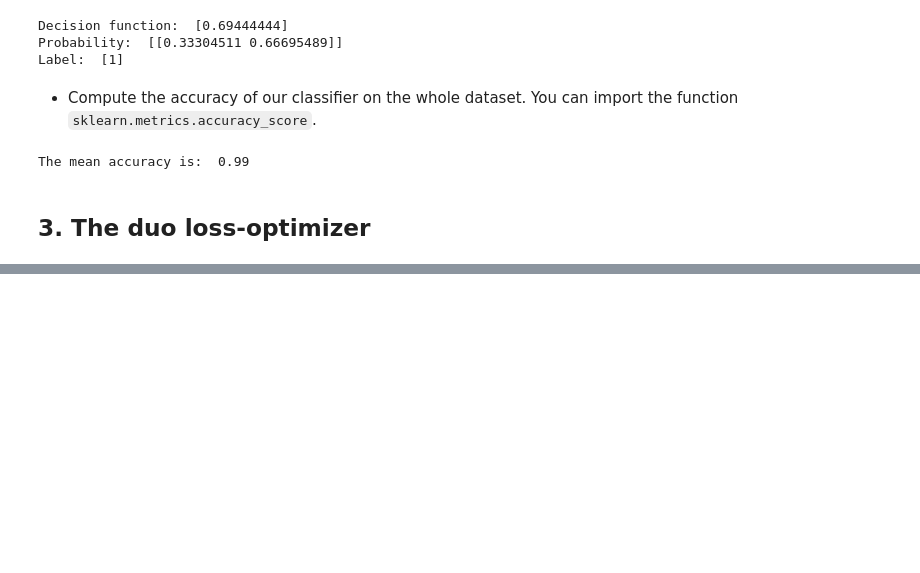
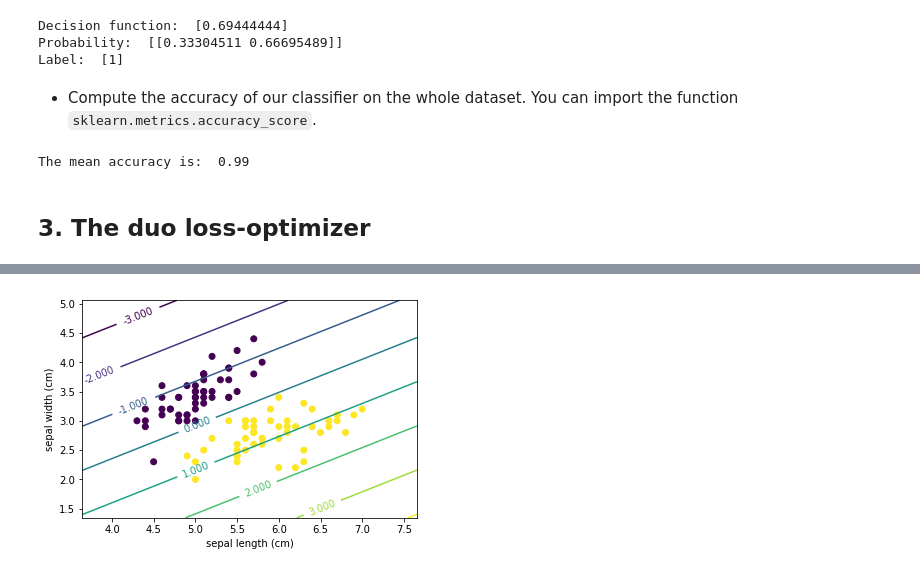
Before and after one commit to glemaitre/IBIOM-M2-deep-learning, a Jupyter notebook: 01_linear_classifier.ipynb, the cells around one changed output, grey strips where cells are left out. Drawn from its saved outputs; the diff is of its cells as text; code cells hidden in the pictures; blank space fills up the shorter version.

```diff
--- a/01_linear_classifier.ipynb
+++ b/01_linear_classifier.ipynb
@@ -253,6 +346,5 @@ The learning phase is done through optimization: we try to minimize or maximize
 # %%
 from sklearn.metrics import log_loss
-
 
 class LogisticRegression:
 
@@ -264,29 +356,16 @@ class LogisticRegression:
         self.batch_size = batch_size
 
     def _sigmoid(self, X):
-        """Define the sigmoid function."""
         return 1 / (1 + np.exp(-X))
 
     def _decision_function(self, X):
-        """Define our decision function.
-
-        Our decision function is a linear function such that:
-
-        f(X) = X . W
-
-        We assume that a dummy column is added to X to fit the
-        intercept.
-        """
         return np.dot(X, self.coefs_)
 
+    def decision_function(self, X):
+        X = self._add_intercept(X)
+        return self._decision_function(X).ravel()
+
     def _grad_nll(self, X, y):
-        """Define the gradient of our loss function.
-
-        Our loss function is the negative loglikelihood. The gradient
-        is defined as:
-
-        dnll = X.T (y_pred - y_true)
-        """
         grad = (self._predict_proba(X) - y)
         return np.dot(X.T, grad)
 
@@ -344,0 +418,7 @@ clf.score(X, y)
+# %%
+plt.scatter(X[:, 0], X[:, 1], c=y)
+plt.xlabel(iris.feature_names[0])
+plt.ylabel(iris.feature_names[1]);
+plot_2d_separator(clf, X, levels=np.arange(-5, 5, 1))
+# %% [output]
+[figure, added]
```
Also changed, not shown: parts of 33 cells of this notebook, 1 other file.
